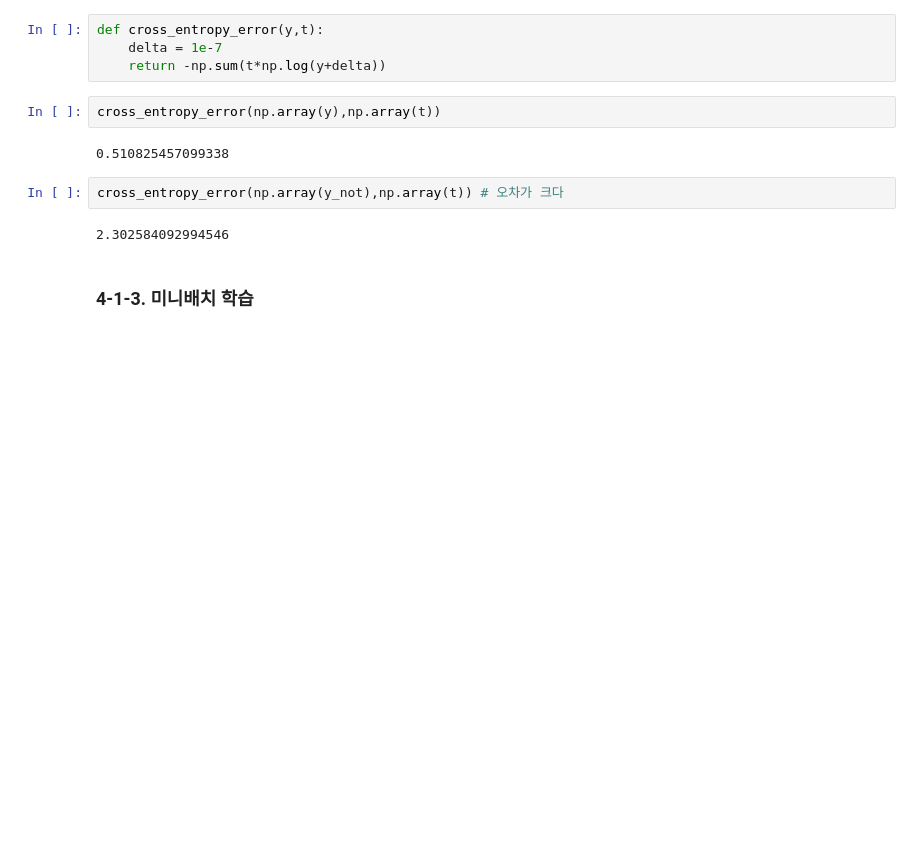
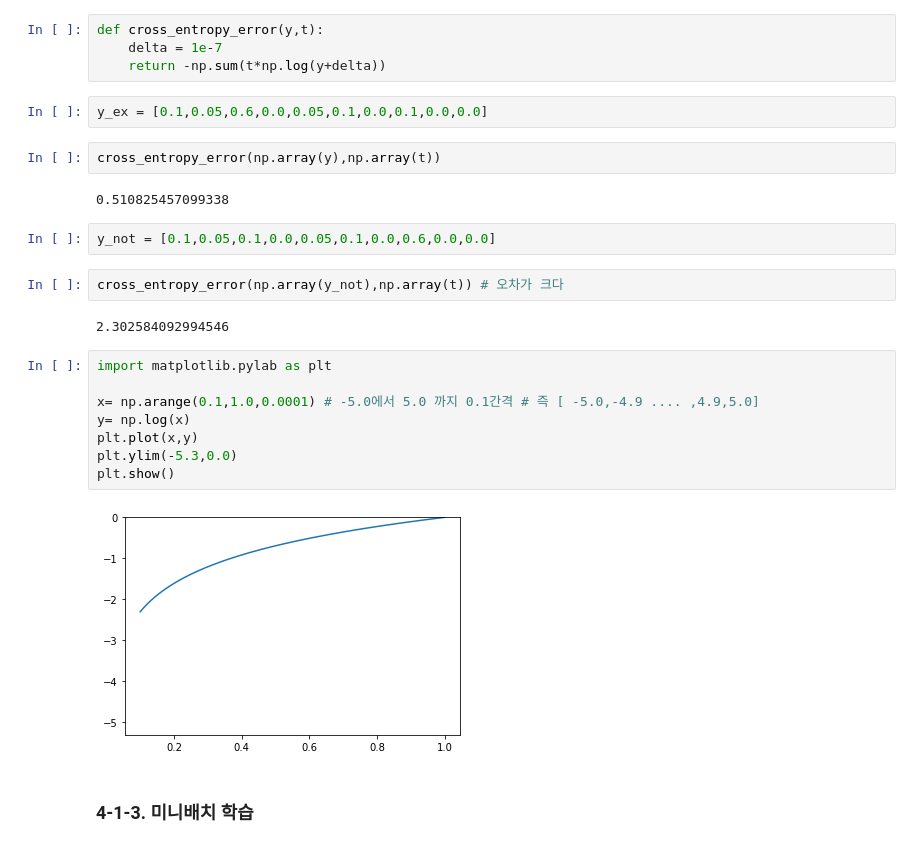
Before and after one commit to cyberjam/TIL, a Jupyter notebook: 밑바닥부터 시작하는 딥러닝 정리.ipynb, the cells around one changed output. Cells and saved outputs as stored; diff of their text form; blank space fills up the shorter version.

```diff
--- a/밑바닥부터 시작하는 딥러닝 정리.ipynb
+++ b/밑바닥부터 시작하는 딥러닝 정리.ipynb
@@ -921,13 +921,27 @@ mean_squard_error(np.array(y_not),np.array(t)) # 오차가 크다
 def cross_entropy_error(y,t):
     delta = 1e-7
     return -np.sum(t*np.log(y+delta))
+# %%
+y_ex = [0.1,0.05,0.6,0.0,0.05,0.1,0.0,0.1,0.0,0.0]
 # %%
 cross_entropy_error(np.array(y),np.array(t))
 # %% [output]
 0.510825457099338
+# %%
+y_not = [0.1,0.05,0.1,0.0,0.05,0.1,0.0,0.6,0.0,0.0]
 # %%
 cross_entropy_error(np.array(y_not),np.array(t)) # 오차가 크다
 # %% [output]
 2.302584092994546
+# %%
+import matplotlib.pylab as plt
+
+x= np.arange(0.1,1.0,0.0001) # -5.0에서 5.0 까지 0.1간격 # 즉 [ -5.0,-4.9 .... ,4.9,5.0]
+y= np.log(x)
+plt.plot(x,y)
+plt.ylim(-5.3,0.0)
+plt.show()
+# %% [output]
+[figure, added]
 # %% [markdown]
  ### 4-1-3. 미니배치 학습
```
Also changed, not shown: parts of 31 cells of this notebook.
